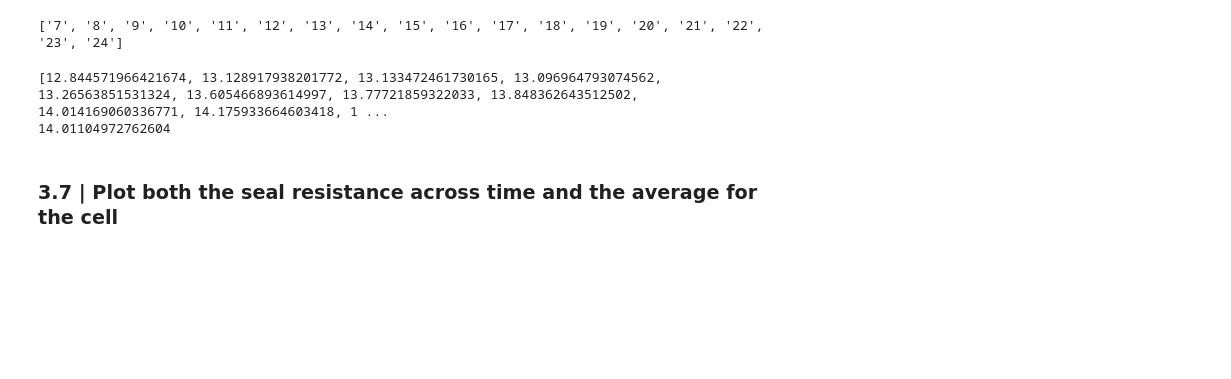
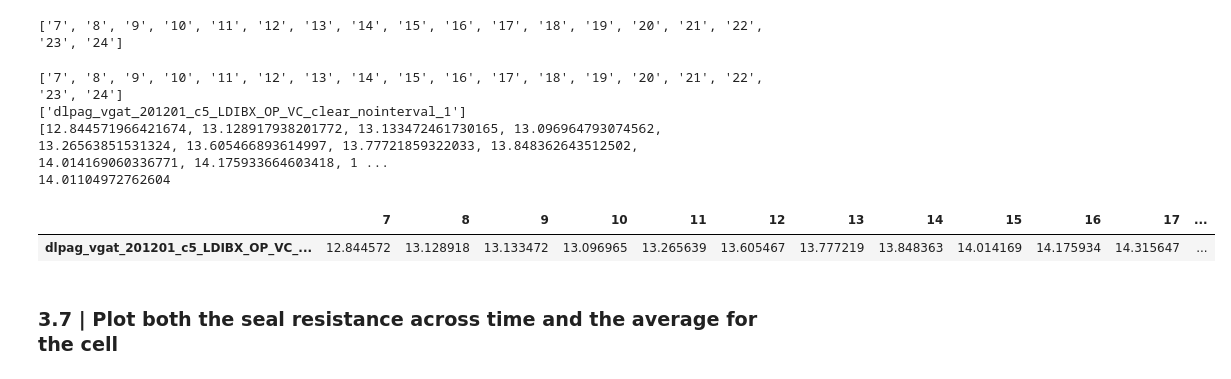
Before and after one commit to opavon/PAG_ephys_analysis, a Jupyter notebook: loose_seal/loose_seal_2_testpulse_Rseal_develop.ipynb, the cells around one changed output. Saved outputs shown, nothing was run; the diff lists cells and outputs as text; code cells hidden in the pictures; blank space fills up the shorter version.

```diff
--- a/loose_seal/loose_seal_2_testpulse_Rseal_develop.ipynb
+++ b/loose_seal/loose_seal_2_testpulse_Rseal_develop.ipynb
@@ -347,6 +350,9 @@ print(a)
 ['7', '8', '9', '10', '11', '12', '13', '14', '15', '16', '17', '18', '19', '20', '21', '22', '23', '24']
 # %%
 seal_resistance = []
+trial_keys = list(channels_data_frame.columns.values)
+cell_name = [file_name.split('.')[0]]
+trial_keys = []
 
 for sweep in channels_data_frame.columns:
 
@@ -373,12 +379,23 @@ for sweep in channels_data_frame.columns:
 
     # get seal resistance = mV/pA
     seal_resistance.append(test_pulse_command / test_pulse_membrane * 1000) # to get MOhm
+    trial_keys.append(sweep)
 
+print(trial_keys)
+print(cell_name)
 print(seal_resistance)
 print(np.mean(seal_resistance))
 # %% [output]
+['7', '8', '9', '10', '11', '12', '13', '14', '15', '16', '17', '18', '19', '20', '21', '22', '23', '24']
+['dlpag_vgat_201201_c5_LDIBX_OP_VC_clear_nointerval_1']
 [12.844571966421674, 13.128917938201772, 13.133472461730165, 13.096964793074562, 13.26563851531324, 13.605466893614997, 13.77721859322033, 13.848362643512502, 14.014169060336771, 14.175933664603418, 1 ...
 14.01104972762604
+# %%
+pd.DataFrame([seal_resistance], columns = trial_keys, index = cell_name)
+# you need to put the list of the seal_resistance values into another list, otherwise pandas can't build the dataframe properly.
+# %% [output]
+|  | 7 | 8 | 9 | 10 | 11 | 12 | 13 | 14 | 15 | 16 | 17 | ... |
+| dlpag_vgat_201201_c5_LDIBX_OP_VC_... | 12.844572 | 13.128918 | 13.133472 | 13.096965 | 13.265639 | 13.605467 | 13.777219 | 13.848363 | 14.014169 | 14.175934 | 14.315647 | ... |
 # %% [markdown]
 ### 3.7 | Plot both the seal resistance across time and the average for the cell
 # %%
```
Also changed, not shown: parts of 6 cells of this notebook.
